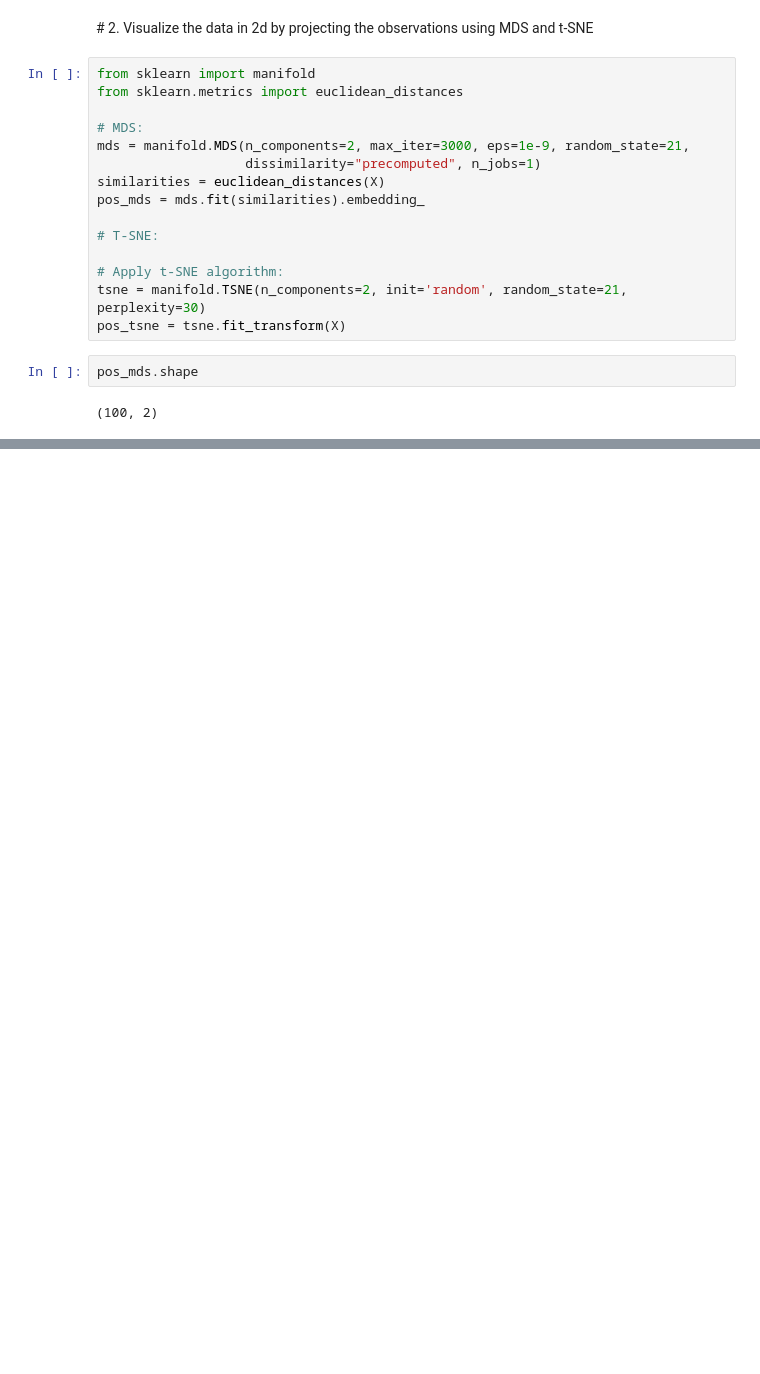
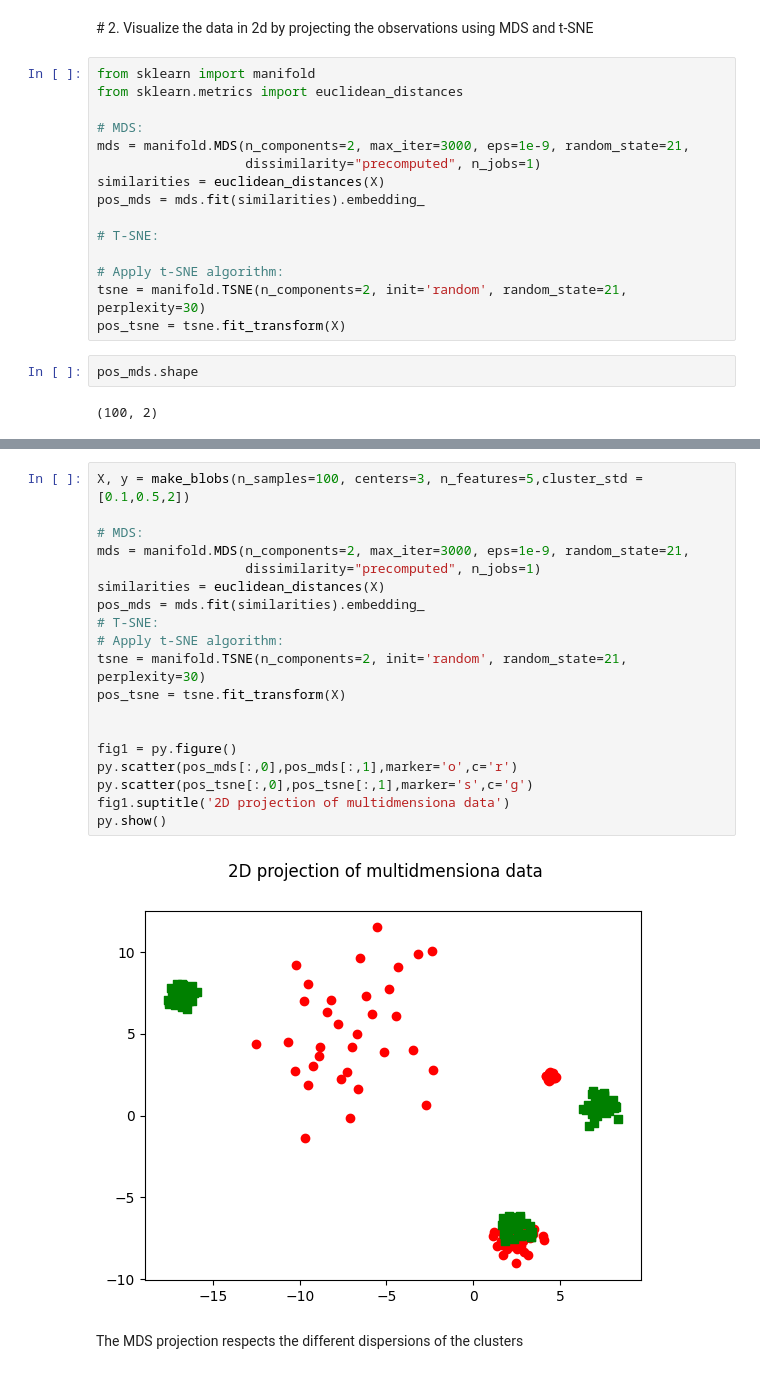
Before and after one commit to raulbenitez/DAPR, a Jupyter notebook: MDS_TSNE_visualization.ipynb, the cells around one changed output, grey strips where cells are left out. Saved outputs shown, nothing was run; the diff lists cells and outputs as text; blank space fills up the shorter version.

```diff
--- a/MDS_TSNE_visualization.ipynb
+++ b/MDS_TSNE_visualization.ipynb
@@ -39,0 +46,23 @@ py.show()
+# %%
+X, y = make_blobs(n_samples=100, centers=3, n_features=5,cluster_std = [0.1,0.5,2])
+
+# MDS:
+mds = manifold.MDS(n_components=2, max_iter=3000, eps=1e-9, random_state=21,
+                   dissimilarity="precomputed", n_jobs=1)
+similarities = euclidean_distances(X)
+pos_mds = mds.fit(similarities).embedding_
+# T-SNE:
+# Apply t-SNE algorithm:
+tsne = manifold.TSNE(n_components=2, init='random', random_state=21, perplexity=30)
+pos_tsne = tsne.fit_transform(X)
+
+
+fig1 = py.figure()
+py.scatter(pos_mds[:,0],pos_mds[:,1],marker='o',c='r')
+py.scatter(pos_tsne[:,0],pos_tsne[:,1],marker='s',c='g')
+fig1.suptitle('2D projection of multidmensiona data')
+py.show()
+# %% [output]
+[figure, added]
+# %% [markdown]
+The MDS projection respects the different dispersions of the clusters
```
Also changed, not shown: parts of 4 cells of this notebook.
